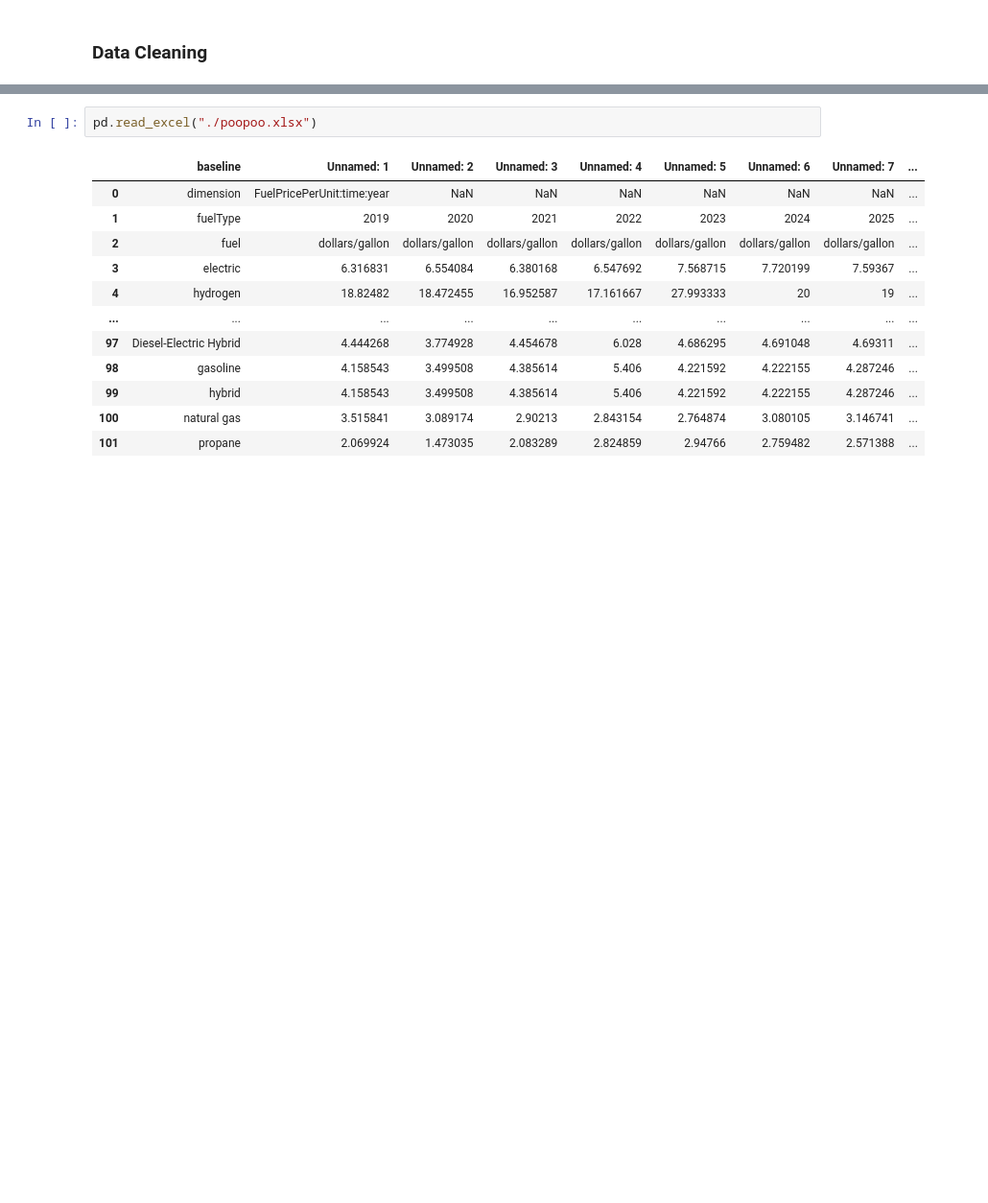
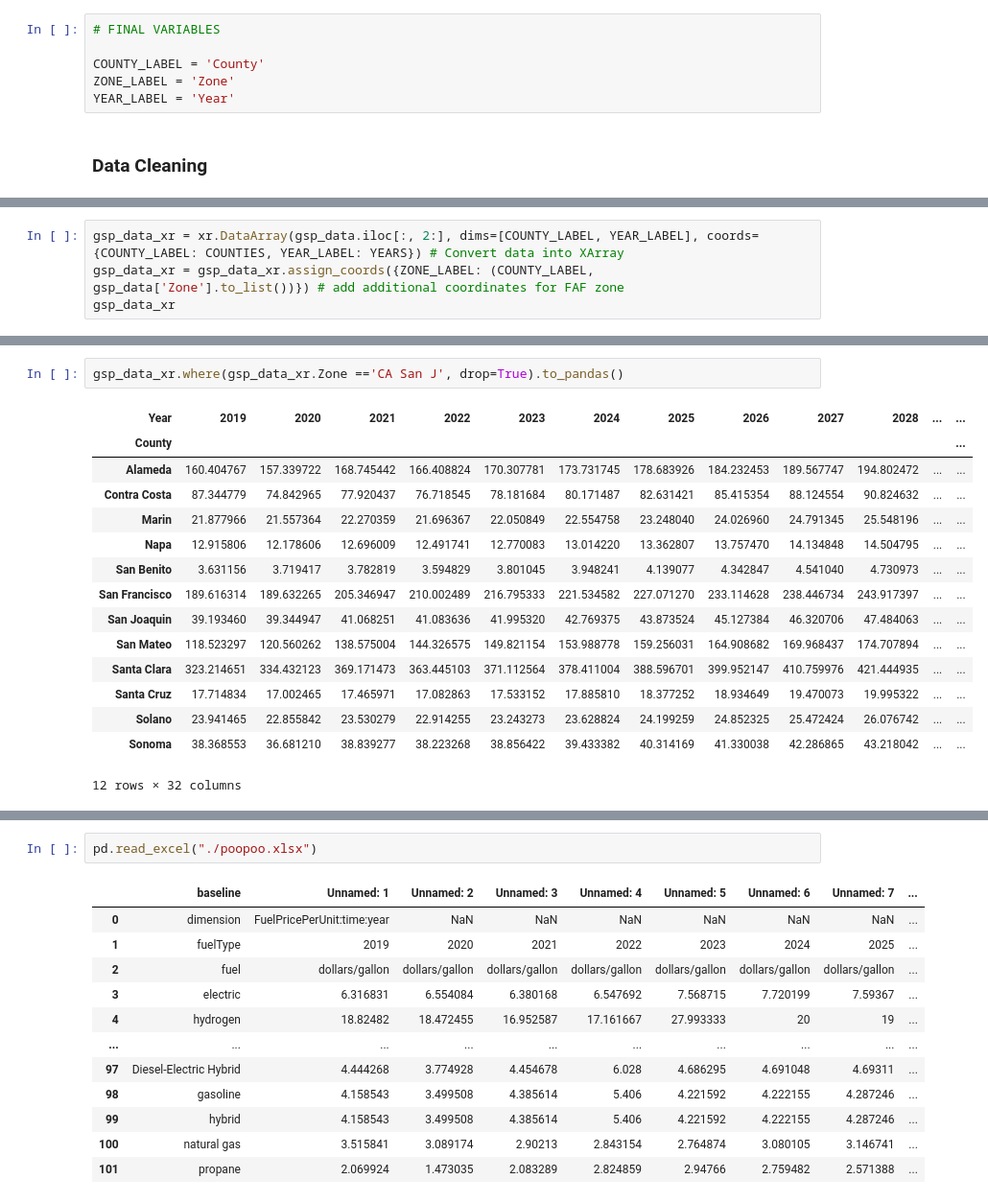
Before and after one commit to alanjjian/cec-freight-model-conv, a Jupyter notebook: Code/mdhd_model.ipynb, the cells around one changed output, grey strips where cells are left out. Shown at 96% size. Drawn from its saved outputs; the diff is of its cells as text; blank space fills up the shorter version.

```diff
--- a/Code/mdhd_model.ipynb
+++ b/Code/mdhd_model.ipynb
@@ -42,3 +95,9 @@ COUNTIES =
+# %%
+# FINAL VARIABLES
+
+COUNTY_LABEL = 'County'
+ZONE_LABEL = 'Zone'
+YEAR_LABEL = 'Year'
 # %% [markdown]
 ### Data Cleaning
 # %%
@@ -48,0 +114,4 @@ pd.read_excel(IMPORT_FOLDER + ECON_FOLDER + GSP_FILE_NAME, sheet_name="")
+# %%
+gsp_data_xr = xr.DataArray(gsp_data.iloc[:, 2:], dims=[COUNTY_LABEL, YEAR_LABEL], coords={COUNTY_LABEL: COUNTIES, YEAR_LABEL: YEARS}) # Convert data into XArray
+gsp_data_xr = gsp_data_xr.assign_coords({ZONE_LABEL: (COUNTY_LABEL, gsp_data['Zone'].to_list())}) # add additional coordinates for FAF zone
+gsp_data_xr
@@ -48,0 +137,18 @@ pd.read_excel(IMPORT_FOLDER + ECON_FOLDER + GSP_FILE_NAME, sheet_name="")
+# %%
+gsp_data_xr.where(gsp_data_xr.Zone =='CA San J', drop=True).to_pandas()
+# %% [output]
+| Year | 2019 | 2020 | 2021 | 2022 | 2023 | 2024 | 2025 | 2026 | 2027 | 2028 | ... | ... |
+| County |  |  |  |  |  |  |  |  |  |  |  | ... |
+| Alameda | 160.404767 | 157.339722 | 168.745442 | 166.408824 | 170.307781 | 173.731745 | 178.683926 | 184.232453 | 189.567747 | 194.802472 | ... | ... |
+| Contra Costa | 87.344779 | 74.842965 | 77.920437 | 76.718545 | 78.181684 | 80.171487 | 82.631421 | 85.415354 | 88.124554 | 90.824632 | ... | ... |
+| Marin | 21.877966 | 21.557364 | 22.270359 | 21.696367 | 22.050849 | 22.554758 | 23.248040 | 24.026960 | 24.791345 | 25.548196 | ... | ... |
+| Napa | 12.915806 | 12.178606 | 12.696009 | 12.491741 | 12.770083 | 13.014220 | 13.362807 | 13.757470 | 14.134848 | 14.504795 | ... | ... |
+| San Benito | 3.631156 | 3.719417 | 3.782819 | 3.594829 | 3.801045 | 3.948241 | 4.139077 | 4.342847 | 4.541040 | 4.730973 | ... | ... |
+| San Francisco | 189.616314 | 189.632265 | 205.346947 | 210.002489 | 216.795333 | 221.534582 | 227.071270 | 233.114628 | 238.446734 | 243.917397 | ... | ... |
+| San Joaquin | 39.193460 | 39.344947 | 41.068251 | 41.083636 | 41.995320 | 42.769375 | 43.873524 | 45.127384 | 46.320706 | 47.484063 | ... | ... |
+| San Mateo | 118.523297 | 120.560262 | 138.575004 | 144.326575 | 149.821154 | 153.988778 | 159.256031 | 164.908682 | 169.968437 | 174.707894 | ... | ... |
+| Santa Clara | 323.214651 | 334.432123 | 369.171473 | 363.445103 | 371.112564 | 378.411004 | 388.596701 | 399.952147 | 410.759976 | 421.444935 | ... | ... |
+| Santa Cruz | 17.714834 | 17.002465 | 17.465971 | 17.082863 | 17.533152 | 17.885810 | 18.377252 | 18.934649 | 19.470073 | 19.995322 | ... | ... |
+| Solano | 23.941465 | 22.855842 | 23.530279 | 22.914255 | 23.243273 | 23.628824 | 24.199259 | 24.852325 | 25.472424 | 26.076742 | ... | ... |
+| Sonoma | 38.368553 | 36.681210 | 38.839277 | 38.223268 | 38.856422 | 39.433382 | 40.314169 | 41.330038 | 42.286865 | 43.218042 | ... | ... |
+12 rows × 32 columns
```
Also changed, not shown: parts of 18 cells of this notebook, 2 other files.
